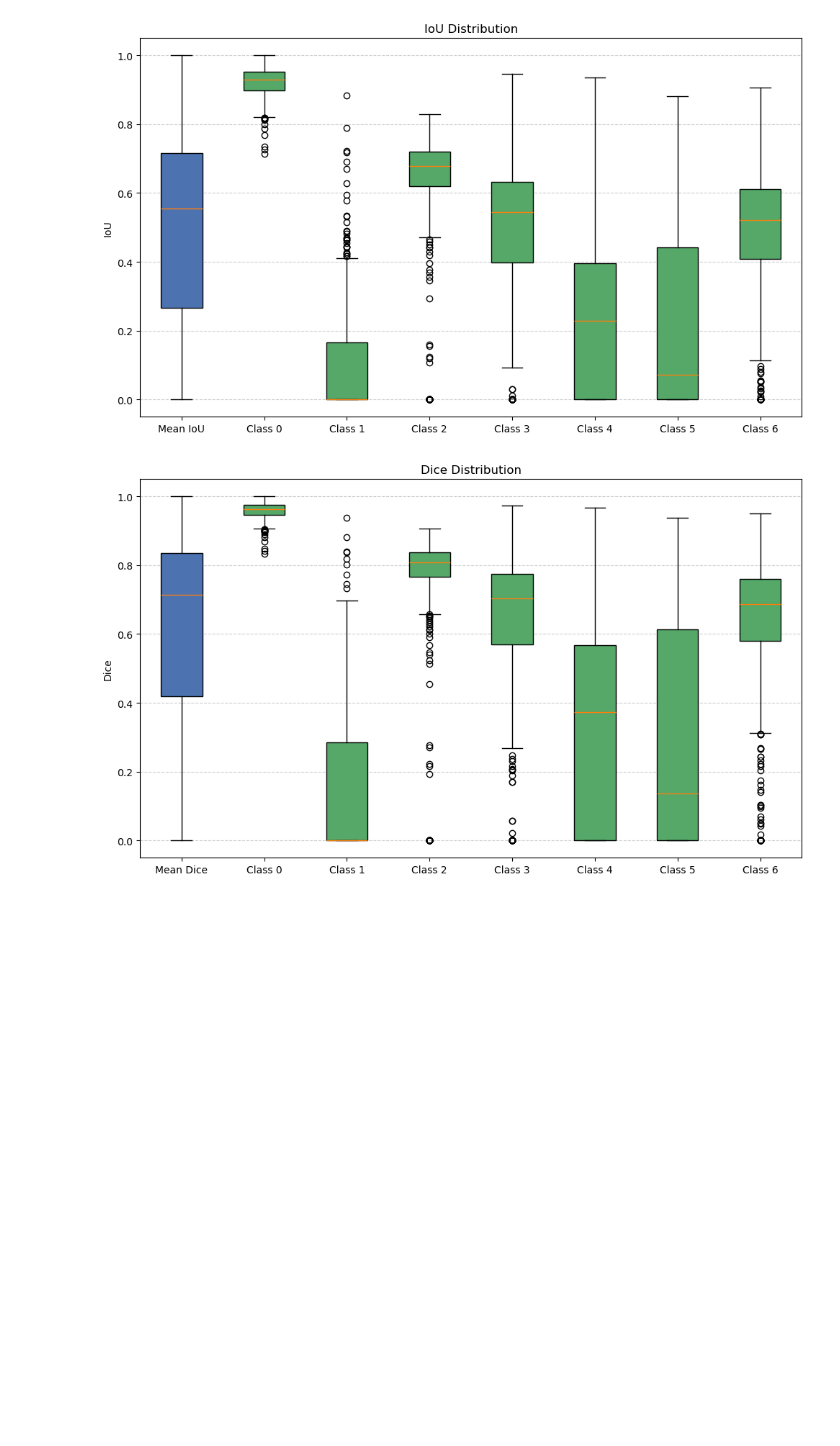
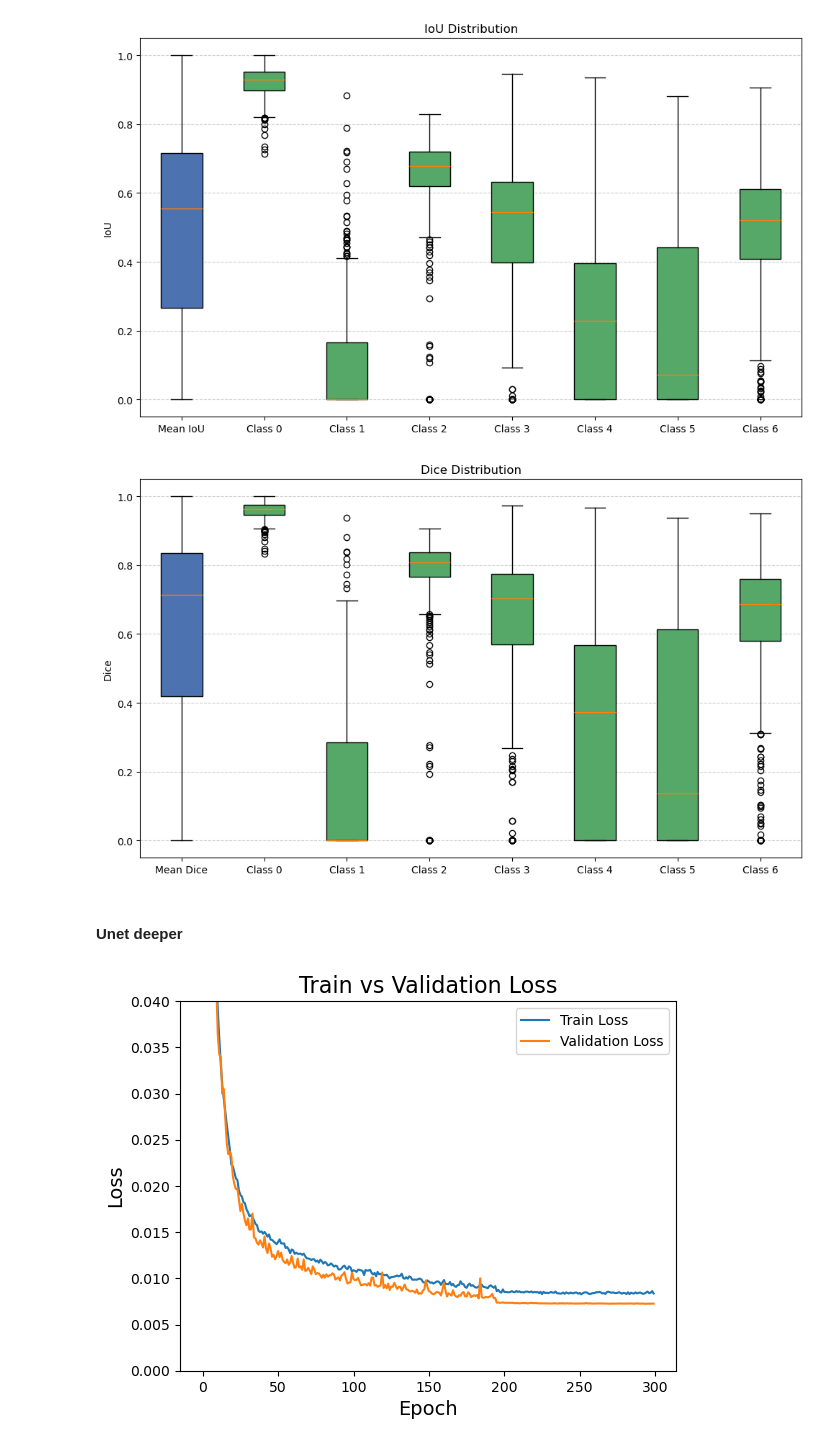
Before and after one commit to tckumarasekara/CRC-HnE-Segmentation-Training, a Jupyter notebook: histology_segmentation_training/dev/unet_plots.ipynb, the cells around one changed output. Cells and saved outputs as stored; diff of their text form; code cells hidden in the pictures; blank space fills up the shorter version.

Commit message:
edited unet_instance

```diff
--- a/histology_segmentation_training/dev/unet_plots.ipynb
+++ b/histology_segmentation_training/dev/unet_plots.ipynb
@@ -49,30 +49,37 @@ def extract_metric(metric_name):
     values = [e.value for e in events]
     return epochs, np.array(values)
 
+
 def plot_loss(log_dir):
 
-    # load event files
     event_acc = EventAccumulator(log_dir)
     event_acc.Reload()
 
-    # extract metrics
-    train_loss_steps, train_loss = extract_metric("train_avg_loss")
-    epochs_val_loss, val_loss = extract_metric("val_avg_loss")
+    train_events = event_acc.Scalars("train_avg_loss")
+    val_events = event_acc.Scalars("val_avg_loss")
 
-    train_events = event_acc.Scalars("train_avg_loss")
     train_steps = np.array([e.step for e in train_events])
     train_values = np.array([e.value for e in train_events])
 
-    # estimate steps per epoch
-    num_epochs = len(val_loss)  # from validation
-    steps_per_epoch = len(train_values) // num_epochs
+    val_steps = np.array([e.step for e in val_events])
+    val_values = np.array([e.value for e in val_events])
 
-    train_loss_epoch = train_values.reshape(num_epochs, steps_per_epoch).mean(axis=1)
-    epochs_train = np.arange(num_epochs)
+    # map each train step to closest validation step (epoch)
+    train_epoch_indices = np.searchsorted(val_steps, train_steps, side="right") - 1
+    train_epoch_indices = np.clip(train_epoch_indices, 0, len(val_steps)-1)
+
+    # average train loss per epoch
+    num_epochs = len(val_values)
+    train_loss_epoch = [
+        train_values[train_epoch_indices == i].mean()
+        for i in range(num_epochs)
+    ]
+
+    epochs = np.arange(num_epochs)
 
     plt.figure()
-    plt.plot(epochs_train, train_loss_epoch)
-    plt.plot(epochs_val_loss, val_loss)
+    plt.plot(epochs, train_loss_epoch)
+    plt.plot(epochs, val_values)
     plt.ylim(0, 0.04)
     plt.xlabel("Epoch", fontsize=14)
     plt.ylabel("Loss", fontsize=14)
@@ -227,3 +234,9 @@ plot_testset_iou_dice("../../mlruns/unet_fromC32_Aug_backgound0_5/test_metrics_p
 [figure]
 [figure]
 [figure]
+# %% [markdown]
+#### Unet deeper
+# %%
+event_acc = plot_loss("../../mlruns/unet_deeper/version_100")
+# %% [output]
+[figure, added]
```
Also changed, not shown: parts of 3 cells of this notebook, 6 other files.
